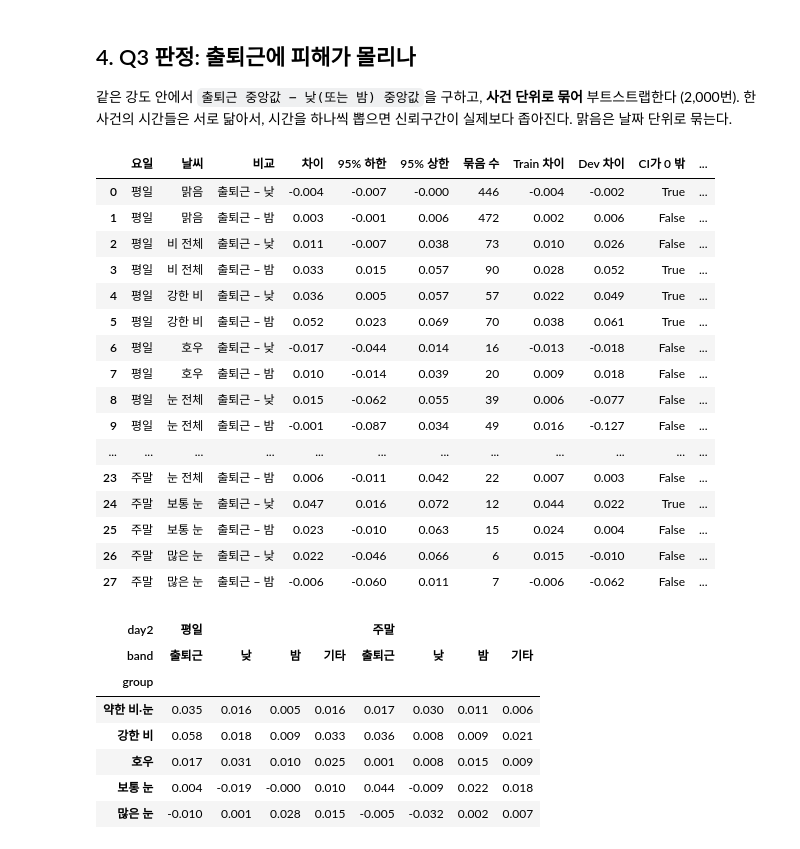
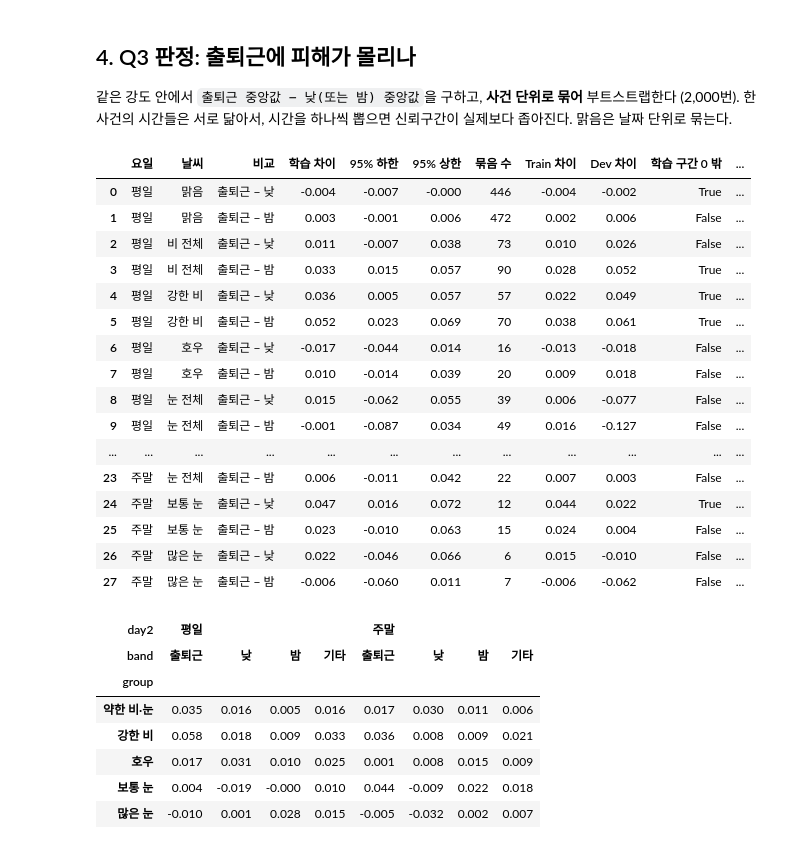
Before and after one commit to data-crawling-6/seoul-weather-traffic, a Jupyter notebook: notebooks/02_analysis/ljh_comparison.ipynb, the cells around one changed output. Saved outputs shown, nothing was run; the diff lists cells and outputs as text; code cells hidden in the pictures.

```diff
--- a/notebooks/02_analysis/ljh_comparison.ipynb
+++ b/notebooks/02_analysis/ljh_comparison.ipynb
@@ -47,8 +47,9 @@ pd.set_option('display.width', 160)
 if RUN_BUILD:
     subprocess.run([sys.executable, str(ROOT / 'src/analysis/hourly_24h.py')], check=True)
 
-h = add_model_set(pd.read_parquet(H.out_path('train_dev')))
-w = load_processed('weather_hourly')[['date', 'hour', 'precip_mm', 'new_snow_3h_cm', 'temp_c']]
+parts = [pd.read_parquet(H.out_path('train_dev'))] + ([pd.read_parquet(H.out_path('holdout'))] if OPEN_TEST else [])
+h = add_model_set(pd.concat(parts, ignore_index=True), include_test=OPEN_TEST)
+w = load_processed('weather_hourly', include_test=OPEN_TEST)[['date', 'hour', 'precip_mm', 'new_snow_3h_cm', 'temp_c']]
 w['date'] = pd.to_datetime(w['date'])
 h = h.merge(w, on=['date', 'hour'], how='left')
 
@@ -59,9 +60,14 @@ h['day2'] = np.where(h['daytype'].eq('평일'), '평일', '주말')
 h['group'] = h['impact'].fillna(h['weather_group'])        # 맑음 · 약한 비·눈 · 강한 비 · 호우 · 보통 눈 · 많은 눈
 h['kind'] = h['group'].map({'강한 비': '비', '호우': '비', '보통 눈': '눈', '많은 눈': '눈'})
 # 악천후 시간을 '내리는 중'(사건 시작~끝 시각)과 '그친 뒤'(영향 시간: 눈 12시간 · 비 3시간)로 나눈다
-ev_se = load_processed('weather_events')[['event_id', 'start', 'end']]
+ev_se = load_processed('weather_events', include_test=OPEN_TEST)[['event_id', 'start', 'end', 'model_set']]
+# 사건 번호는 train_dev · holdout 파일마다 0부터라 겹친다 → 세트까지 붙여서 맞춘다
+ev_se = ev_se.rename(columns={'model_set': 'ev_set'})
+ev_se['ev_set'] = ev_se['ev_set'].replace({'train': 'learn', 'dev': 'learn'})
+h['ev_set'] = h['model_set'].replace({'train': 'learn', 'dev': 'learn'})
 ev_se['end'] = pd.to_datetime(ev_se['end'])
-h = h.merge(ev_se[['event_id', 'end']].rename(columns={'end': 'event_end'}), on='event_id', how='left')
+h = h.merge(ev_se[['event_id', 'ev_set', 'end']].rename(columns={'end': 'event_end'}), on=['event_id', 'ev_set'], how='left')
+h['event_id'] = np.where(h['event_id'].notna(), h['ev_set'] + '_' + h['event_id'].astype('Int64').astype(str), None)
 h['phase'] = np.where(h['kind'].isna(), None,
                       np.where(pd.to_datetime(h['datetime']) <= h['event_end'], '내리는 중', '그친 뒤'))
 print(f"{len(h):,}행 · 도로 · 방향 {h[['road_id','direction']].drop_duplicates().shape[0]}개 · "
@@ -183,45 +189,54 @@ N_BOOT = 2000
 def diff_ci(t, a='출퇴근', b='낮', col='band'):
     # col 열이 a 인 시간의 중앙값 − b 인 시간의 중앙값, 사건(맑음은 날짜) 단위로 묶어 부트스트랩
     t = t[t[col].isin([a, b])].copy()
-    t['cl'] = t['event_id'].fillna(-1).astype(str) + np.where(t['event_id'].isna(), t['date'].astype(str), '')
+    t['cl'] = np.where(t['event_id'].isna(), 'd' + t['date'].astype(str), t['event_id'].astype(str))
     point = t.loc[t[col].eq(a), 'ratio'].median() - t.loc[t[col].eq(b), 'ratio'].median()
     groups = {k: g[[col, 'ratio']].to_numpy() for k, g in t.groupby('cl')}
     keys = list(groups); boots = []
     for _ in range(N_BOOT):
         s = np.concatenate([groups[k] for k in rng.choice(keys, len(keys))])
         ra, rb = s[s[:, 0] == a, 1].astype(float), s[s[:, 0] == b, 1].astype(float)
         if len(ra) and len(rb):
             boots.append(np.median(ra) - np.median(rb))
     lo, hi = np.percentile(boots, [2.5, 97.5])
     return point, lo, hi, len(keys)
 
 def compare(base, a, b, col='band'):
-    # 한 줄: 차이 · 95% 구간 · 묶음 수 · Train / Dev 각각의 차이
-    p, lo, hi, n = diff_ci(base, a, b, col)
-    sign = {ms: (base.loc[base['model_set'].eq(ms) & base[col].eq(a), 'ratio'].median()
-                 - base.loc[base['model_set'].eq(ms) & base[col].eq(b), 'ratio'].median()) for ms in ['train', 'dev']}
-    return {'차이': p, '95% 하한': lo, '95% 상한': hi, '묶음 수': n, 'Train 차이': sign['train'], 'Dev 차이': sign['dev']}
+    # 한 줄: 학습(Train + Dev) 차이 · 95% 구간 · 묶음 수, 보조로 Train / Dev 따로, OPEN_TEST 면 평가(Test) 차이
+    learn = base[base['model_set'].ne('test')]
+    p, lo, hi, n = diff_ci(learn, a, b, col)
+    diff = lambda x: x.loc[x[col].eq(a), 'ratio'].median() - x.loc[x[col].eq(b), 'ratio'].median()
+    out = {'학습 차이': p, '95% 하한': lo, '95% 상한': hi, '묶음 수': n,
+           'Train 차이': diff(learn[learn['model_set'].eq('train')]), 'Dev 차이': diff(learn[learn['model_set'].eq('dev')])}
+    if OPEN_TEST:
+        out['평가 차이'] = diff(base[base['model_set'].eq('test')])
+    return out
 
 def judge(t, pos='출퇴근에 몰림', neg='출퇴근이 덜함'):
-    t['CI가 0 밖'] = (t['95% 하한'] > 0) | (t['95% 상한'] < 0)
-    t['Train·Dev 같은 방향'] = np.sign(t['Train 차이']) == np.sign(t['Dev 차이'])
-    ok = t['CI가 0 밖'] & t['Train·Dev 같은 방향']
-    t['판정'] = np.where(ok & (t['차이'] > 0), pos, np.where(ok, neg, '판정 보류'))
+    # 노션 분석 설계 6.3 (4): 학습 구간이 0 밖 + 학습 · 평가 시즌 방향이 같으면 판정. 평가를 열기 전에는 '평가 확인 전'
+    t['학습 구간 0 밖'] = (t['95% 하한'] > 0) | (t['95% 상한'] < 0)
+    t['보조: Train·Dev 같은 방향'] = np.sign(t['Train 차이']) == np.sign(t['Dev 차이'])
+    word = np.where(t['학습 차이'] > 0, pos, neg)
+    if OPEN_TEST:
+        same = np.sign(t['평가 차이']) == np.sign(t['학습 차이'])
+        t['판정'] = np.where(~t['학습 구간 0 밖'], '판정 보류', np.where(same, word, '평가에서 방향 다름'))
+    else:
+        t['판정'] = np.where(t['학습 구간 0 밖'], pd.Series(word) + ' (평가 확인 전)', '판정 보류')
     return t
 
 GROUPS = {'맑음': ['맑음'], '비 전체': ['강한 비', '호우'], '강한 비': ['강한 비'], '호우': ['호우'],
           '눈 전체': ['보통 눈', '많은 눈'], '보통 눈': ['보통 눈'], '많은 눈': ['많은 눈']}
 rows = []
 for d2 in ['평일', '주말']:
     for gname, gs in GROUPS.items():
         for other in ['낮', '밤']:
             base = city[city['day2'].eq(d2) & city['group'].isin(gs)]
             rows.append({'요일': d2, '날씨': gname, '비교': f'출퇴근 − {other}', **compare(base, '출퇴근', other)})
 q3 = judge(pd.DataFrame(rows))
 q3.to_csv(TAB / 'ljh_comparison_q3_commute_ci.csv', index=False, encoding='utf-8-sig')
 q3.round(3)
 # %% [output]
-|  | 요일 | 날씨 | 비교 | 차이 | 95% 하한 | 95% 상한 | 묶음 수 | Train 차이 | Dev 차이 | CI가 0 밖 | ... |
+|  | 요일 | 날씨 | 비교 | 학습 차이 | 95% 하한 | 95% 상한 | 묶음 수 | Train 차이 | Dev 차이 | 학습 구간 0 밖 | ... |
 | 0 | 평일 | 맑음 | 출퇴근 − 낮 | -0.004 | -0.007 | -0.000 | 446 | -0.004 | -0.002 | True | ... |
 | 1 | 평일 | 맑음 | 출퇴근 − 밤 | 0.003 | -0.001 | 0.006 | 472 | 0.002 | 0.006 | False | ... |
 | 2 | 평일 | 비 전체 | 출퇴근 − 낮 | 0.011 | -0.007 | 0.038 | 73 | 0.010 | 0.026 | False | ... |
```
Also changed, not shown: parts of 12 cells of this notebook, 6 other files.
